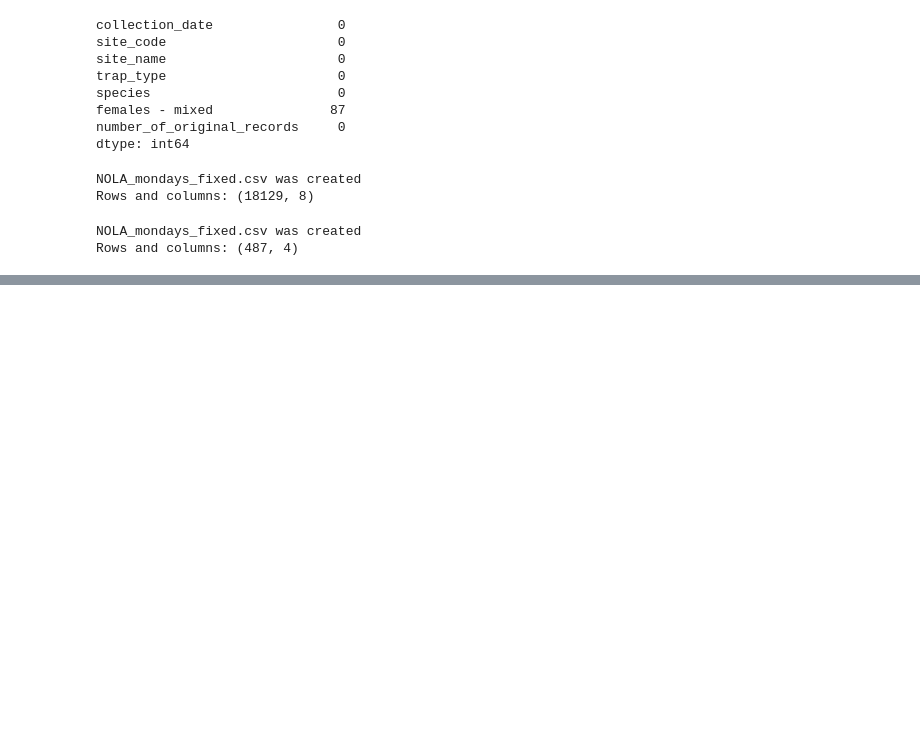
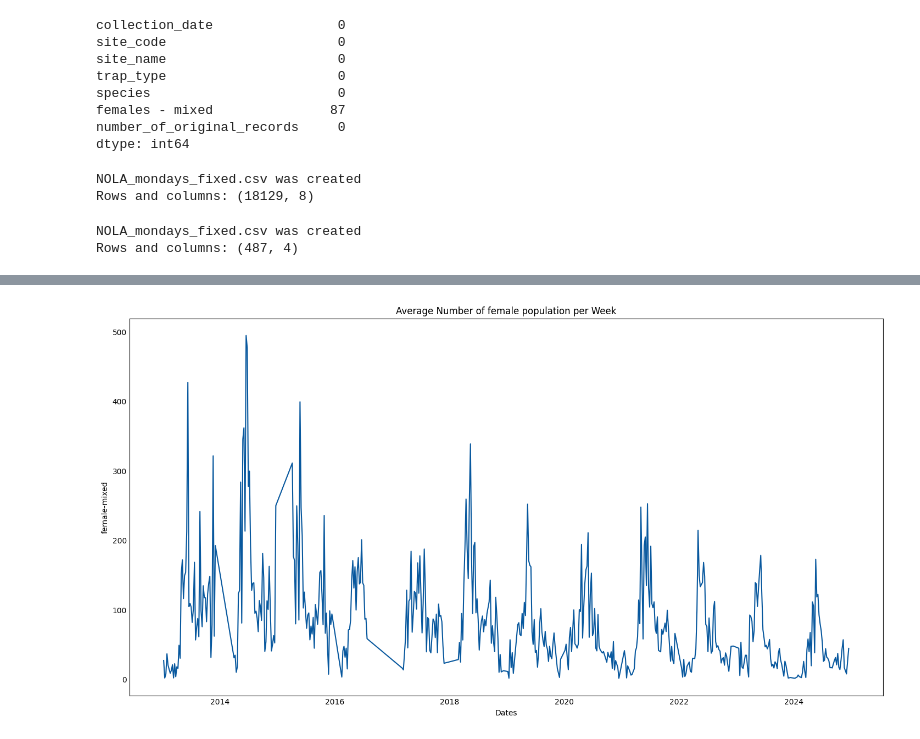
Before and after one commit to zeynepamac01/NOLA_culexquin, a Jupyter notebook: NOLA_culexquin.ipynb, the cells around one changed output, grey strips where cells are left out. Saved outputs shown, nothing was run; the diff lists cells and outputs as text; code cells hidden in the pictures; blank space fills up the shorter version.

```diff
--- a/NOLA_culexquin.ipynb
+++ b/NOLA_culexquin.ipynb
@@ -204,3 +276,20 @@ Rows and columns: (487, 4)
+# %%
+
+# Data for plotting 'Number of Traps per Week'
+x_axis3 = weekly_summary['week_monday']
+y_axis3 = weekly_summary['females - mixed']
+
+fig, ax = plt.subplots(figsize=(14, 7))
+ax.plot(x_axis3, y_axis3, color='#08589e')
+
+ax.set(xlabel='Dates', ylabel='female-mixed',
+       title='Average Number of female population per Week')
+ax.grid()
+
+fig.savefig("average_number_of_female_per_week.png")
+plt.show()
+# %% [output]
+[figure, added]
 # %%
 '''output_df = (weekly_summary[["week_monday", "females - mixed"]]
     .rename(columns={"week_monday": "date", "females - mixed": "mosq_per_trap_night"
```
Also changed, not shown: parts of 7 cells of this notebook, 3 other files.
